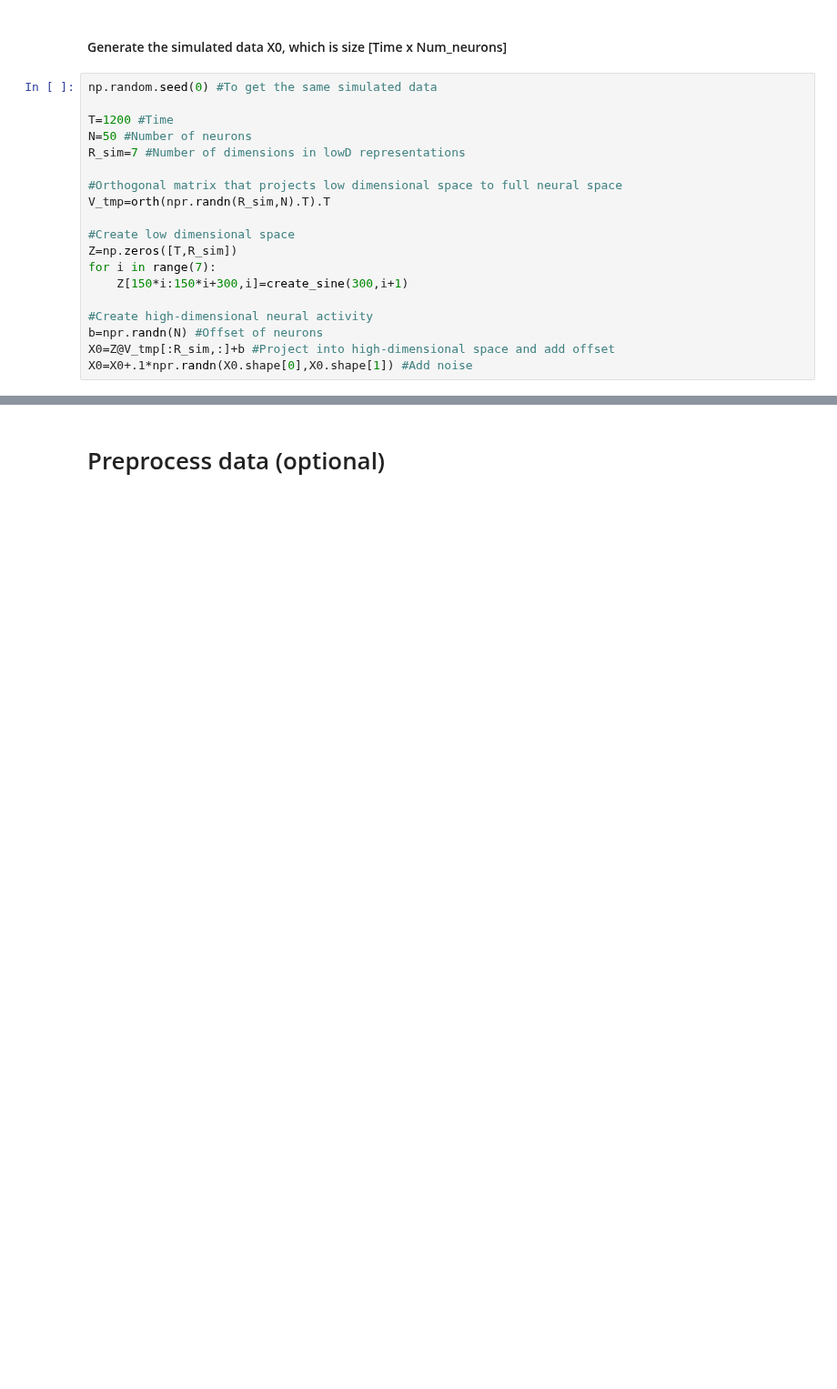
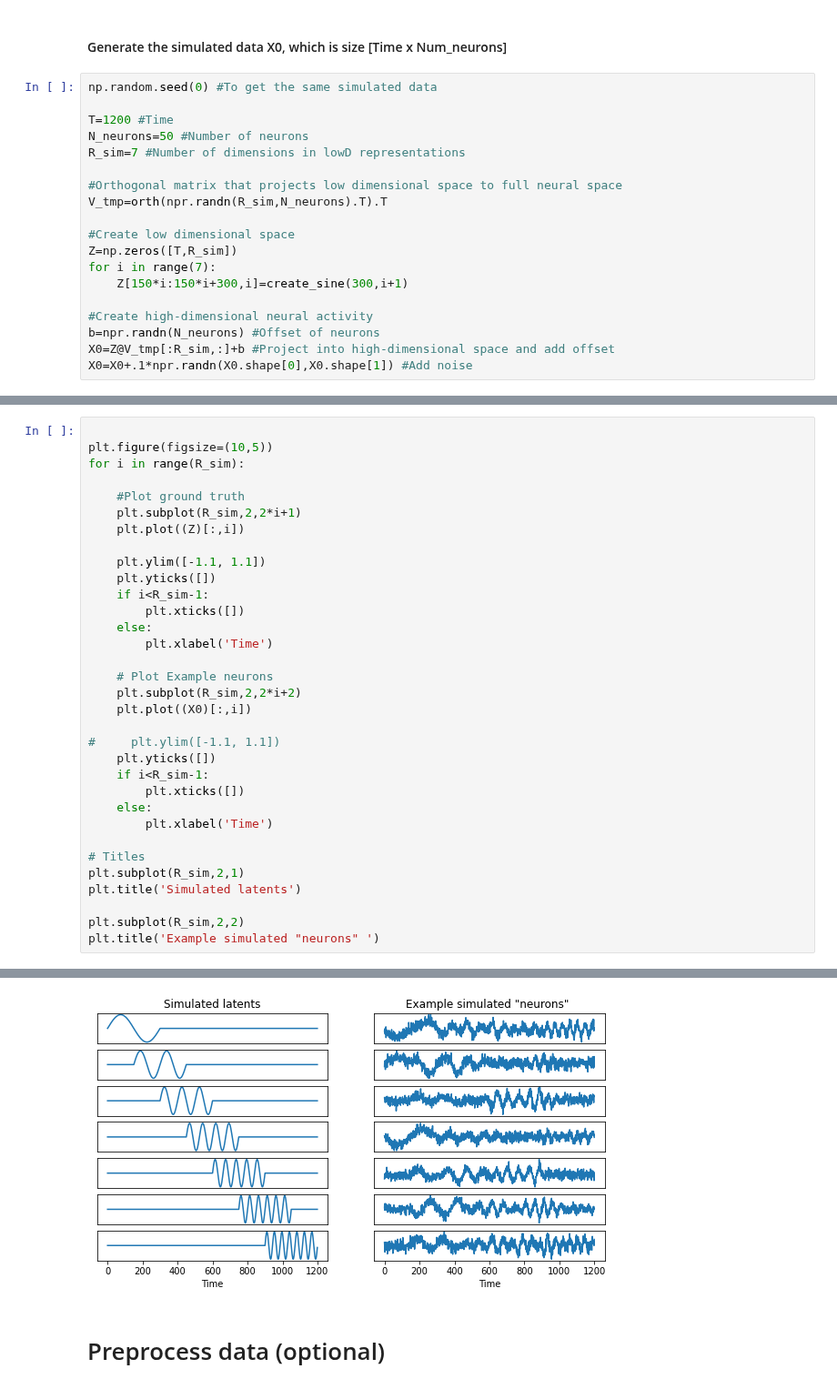
Before and after one commit to glaserlab/sca, a Jupyter notebook: notebooks/Example_1pop.ipynb, the cells around one changed output, grey strips where cells are left out. Shown at 91% size. Cells and saved outputs as stored; diff of their text form; blank space fills up the shorter version.

```diff
--- a/notebooks/Example_1pop.ipynb
+++ b/notebooks/Example_1pop.ipynb
@@ -27,11 +28,11 @@ def create_sine(T,c):
 np.random.seed(0) #To get the same simulated data
 
 T=1200 #Time
-N=50 #Number of neurons
+N_neurons=50 #Number of neurons
 R_sim=7 #Number of dimensions in lowD representations
 
 #Orthogonal matrix that projects low dimensional space to full neural space
-V_tmp=orth(npr.randn(R_sim,N).T).T
+V_tmp=orth(npr.randn(R_sim,N_neurons).T).T
 
 #Create low dimensional space
 Z=np.zeros([T,R_sim])
@@ -39,6 +40,6 @@ for i in range(7):
     Z[150*i:150*i+300,i]=create_sine(300,i+1)
 
 #Create high-dimensional neural activity
-b=npr.randn(N) #Offset of neurons
+b=npr.randn(N_neurons) #Offset of neurons
 X0=Z@V_tmp[:R_sim,:]+b #Project into high-dimensional space and add offset
 X0=X0+.1*npr.randn(X0.shape[0],X0.shape[1]) #Add noise
@@ -44,0 +48,34 @@ X0=X0+.1*npr.randn(X0.shape[0],X0.shape[1]) #Add noise
+# %%
+
+plt.figure(figsize=(10,5))
+for i in range(R_sim):
+
+    #Plot ground truth
+    plt.subplot(R_sim,2,2*i+1)
+    plt.plot((Z)[:,i])
+
+    plt.ylim([-1.1, 1.1])
+    plt.yticks([])
+    if i<R_sim-1:
+        plt.xticks([])
+    else:
+        plt.xlabel('Time')
+
+    # Plot Example neurons
+    plt.subplot(R_sim,2,2*i+2)
+    plt.plot((X0)[:,i])
+
+#     plt.ylim([-1.1, 1.1])
+    plt.yticks([])
+    if i<R_sim-1:
+        plt.xticks([])
+    else:
+        plt.xlabel('Time')
+
+# Titles
+plt.subplot(R_sim,2,1)
+plt.title('Simulated latents')
+
+plt.subplot(R_sim,2,2)
+plt.title('Example simulated "neurons" ')
+# %% [output]
@@ -45,3 +83,4 @@ X0=X0+.1*npr.randn(X0.shape[0],X0.shape[1]) #Add noise
+[figure, added]
 # %% [markdown]
 # Preprocess data (optional)
 # %% [markdown]
```
Also changed, not shown: parts of 5 cells of this notebook.
